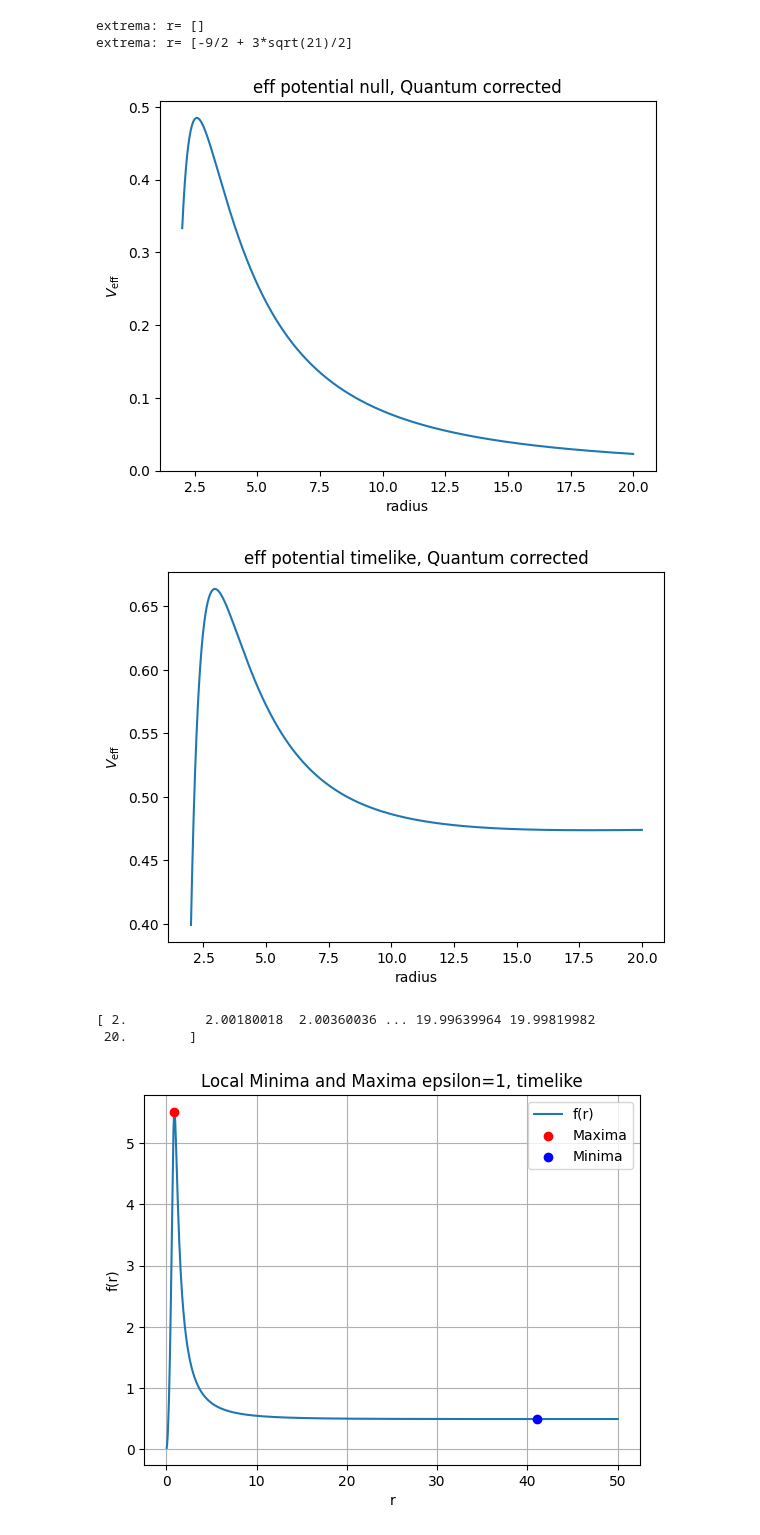
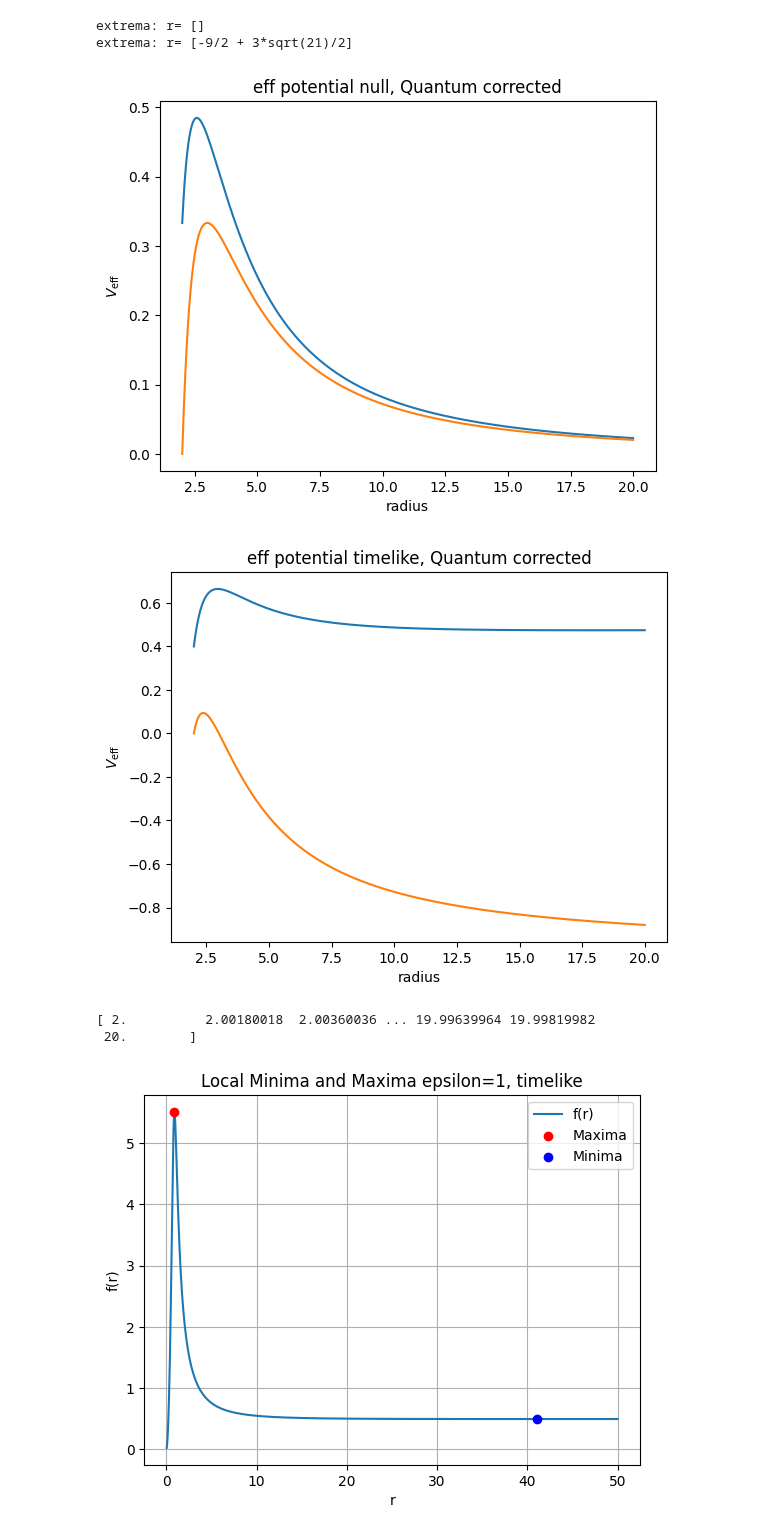
Before and after one commit to AdamSmithOrlik/quantum-black-holes, a Jupyter notebook: darius/research.ipynb, the cells around one changed output. Saved outputs shown, nothing was run; the diff lists cells and outputs as text; code cells hidden in the pictures.

```diff
--- a/darius/research.ipynb
+++ b/darius/research.ipynb
@@ -188,35 +187,38 @@ def h2(r, M):
 
 def V_eff2(r, L):
     return -(1/2)*f2(r, M) * (((L**2)/h2(r, M))+epsilon)
 
 #schwarzschild radius
 r_s = 2*M
 
 r_list = np.linspace(r_s, 10*r_s, 10000)
 
 #calculate the effective potential
 V_eff2_list = [V_eff2(r, L) for r in r_list]
 
 #plot effective potential with epsilonma=0
 plt.plot(r_list, V_eff2_list)
+plt.plot(r_list, V_eff_list)
+
 plt.xlabel('radius')
 plt.ylabel(r'$V_{\rm eff}$')
 plt.title('eff potential null, Quantum corrected')
 plt.show()
 
 #plot effective potential with epsilon=1
 epsilon=1
 V_eff2_list_timelike = [V_eff2(r, L) for r in r_list]
 plt.plot(r_list, V_eff2_list_timelike)
+plt.plot(r_list, V_eff_list_sigma1)
 plt.xlabel('radius')
 plt.ylabel(r'$V_{\rm eff}$')
 plt.title('eff potential timelike, Quantum corrected')
 plt.show()
 
 print(r_list)
 # %% [output]
-[figure, old version]
+[figure, new version]
-[figure, old version]
+[figure, new version]
 [ 2.          2.00180018  2.00360036 ... 19.99639964 19.99819982
  20.        ]
 # %%
```
Also changed, not shown: parts of 8 cells of this notebook.
